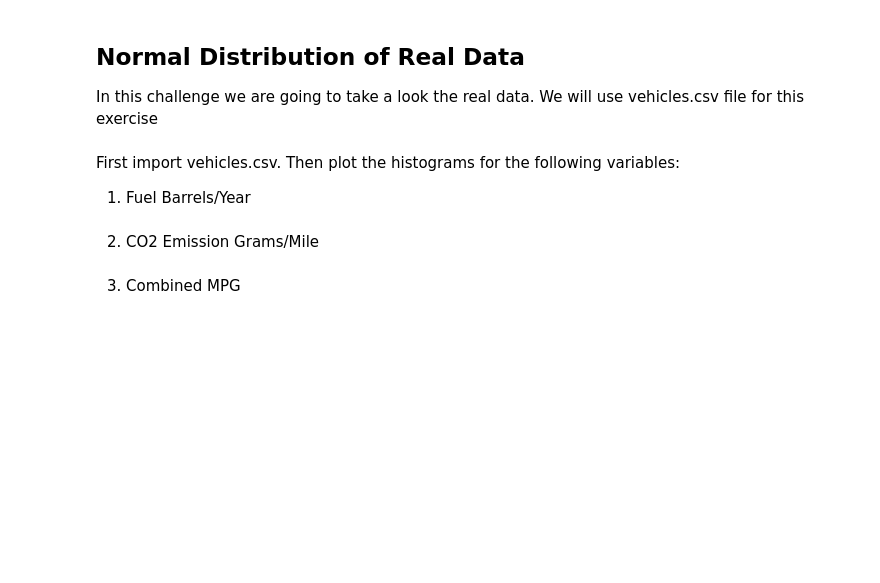
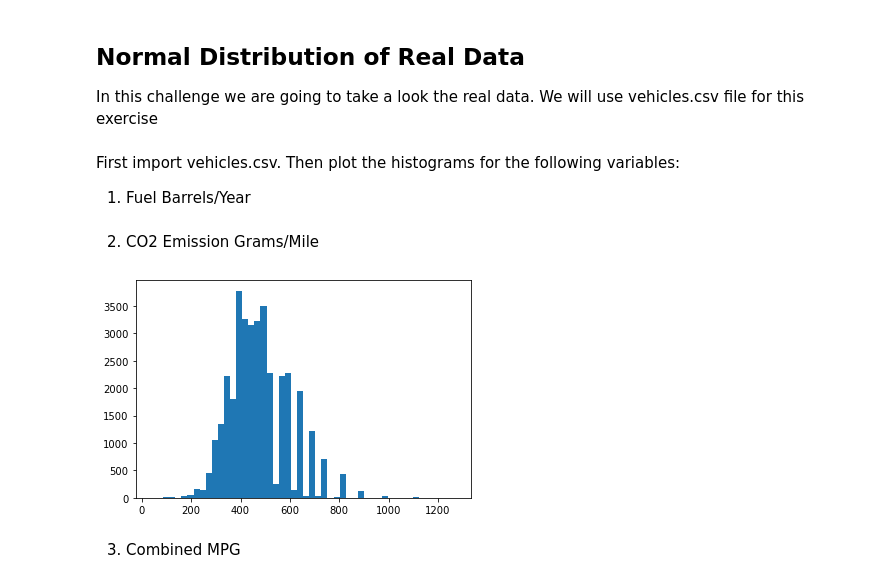
Before and after one commit to Ironhack-Data-Madrid-Agosto-2022/6.1-lab-continuous-probability-distributions, a Jupyter notebook: your-code/main.ipynb, the cells around one changed output. Saved outputs shown, nothing was run; the diff lists cells and outputs as text; code cells hidden in the pictures; blank space fills up the shorter version.

```diff
--- a/your-code/main.ipynb
+++ b/your-code/main.ipynb
@@ -131,6 +130,6 @@ Then plot the histograms for the following variables:
 1. Fuel Barrels/Year
 # %%
 # your code here
-df = pd.read_csv()
+df = pd.read_csv('vehicles.csv')
 # %% [markdown]
 2. CO2 Emission Grams/Mile
@@ -139,3 +136,9 @@ df = pd.read_csv()
+# %%
+# your code here
+plt.hist(df['CO2 Emission Grams/Mile'], bins = 50)
+plt.show()
+# %% [output]
+[figure, added]
 # %% [markdown]
 3. Combined MPG
 # %%
```
Also changed, not shown: parts of 18 cells of this notebook.
